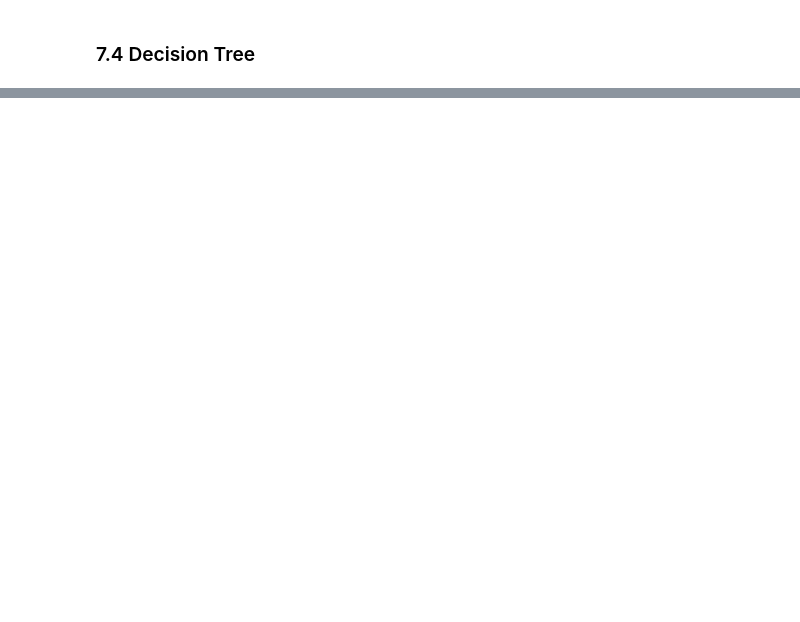
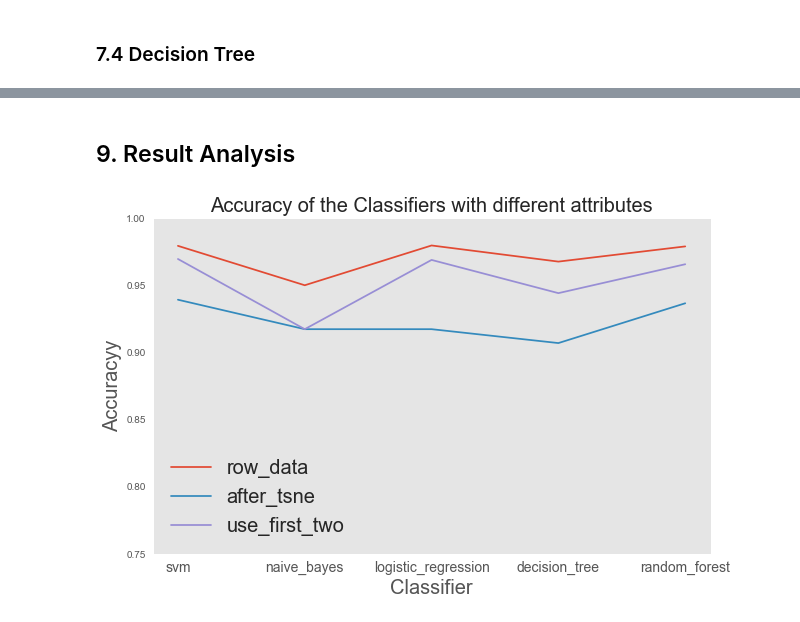
Before and after one commit to GavinXing/dm_homework_1, a Jupyter notebook: Pulsar Classification.ipynb, the cells around one changed output, grey strips where cells are left out. Cells and saved outputs as stored; diff of their text form; code cells hidden in the pictures; blank space fills up the shorter version.

```diff
--- a/Pulsar Classification.ipynb
+++ b/Pulsar Classification.ipynb
@@ -338,0 +556,9 @@ Wall time: 6.91 µs
+# %%
+cell_start=time()
+dt = DecisionTreeClassifier()
+dt_model_two = dt.fit(X_train_two,Y_train_two)
+print("Acurracy: ", dt_model_two.score(X_test_two,Y_test_two))
+Y_pred_dt_two = dt_model_two.predict(X_test_two)
+print(metrics.classification_report(Y_pred_dt_two, Y_test_two))
+cell_end=time()
+print ("Time Elapsed: ", cell_end - cell_start)
@@ -338,0 +577,9 @@ Wall time: 6.91 µs
+# %%
+cell_start=time()
+rf = RandomForestClassifier()
+rf_model_two = rf.fit(X_train_two,Y_train_two)
+print("Acurracy: ", rf_model_two.score(X_test_two,Y_test_two))
+Y_pred_rf_two = rf_model_two.predict(X_test_two)
+print(metrics.classification_report(Y_pred_rf_two, Y_test))
+cell_end=time()
+print ("Time Elapsed: ", cell_end - cell_start)
@@ -338,0 +596,36 @@ Wall time: 6.91 µs
+# %% [markdown]
+## 9. Result Analysis
+# %%
+# drow a line
+classifiers = ['svm', 'naive_bayes', 'logistic_regression', 'decision_tree', 'random_forest']
+accuracy_data = [svm_model.score(X_test,Y_test),
+                 nb_model.score(X_test,Y_test),
+                 lr_model.score(X_test,Y_test),
+                 dt_model.score(X_test,Y_test),
+                 rf_model.score(X_test,Y_test)]
+accuracy_data_tsne = [svm_model_tsne.score(X_test_tsne,Y_test_tsne),
+                      nb_model_tsne.score(X_test_tsne,Y_test_tsne),
+                      lr_model_tsne.score(X_test_tsne,Y_test_tsne),
+                      dt_model_tsne.score(X_test_tsne,Y_test_tsne),
+                      rf_model_tsne.score(X_test_tsne,Y_test_tsne)]
+accuracy_data_two = [svm_model_two.score(X_test_two,Y_test_two),
+                      nb_model_two.score(X_test_two,Y_test_two),
+                      lr_model_two.score(X_test_two,Y_test_two),
+                      dt_model_two.score(X_test_two,Y_test_two),
+                      rf_model_two.score(X_test_two,Y_test_two)]
+
+plt.style.use('ggplot')
+plt_index = [1, 2, 3, 4, 5]
+plt.figure(figsize=(10, 10/1.618))
+plt.ylim(0.75, 1)
+plt.title("Accuracy of the Classifiers with different attributes", fontsize=20)
+plt.xlabel("Classifier", fontsize=20)
+plt.xticks(plt_index, classifiers,fontsize=14)
+plt.ylabel("Accuracyy", fontsize=20)
+plt.plot(plt_index, accuracy_data,'-',label="row_data")
+plt.plot(plt_index, accuracy_data_tsne,'-',label="after_tsne")
+plt.plot(plt_index, accuracy_data_two,'-',label="use_first_two")
+plt.legend(fontsize=20)
+plt.grid()
+# %% [output]
+[figure, added]
```
Also changed, not shown: parts of 46 cells of this notebook, 1 other file.
